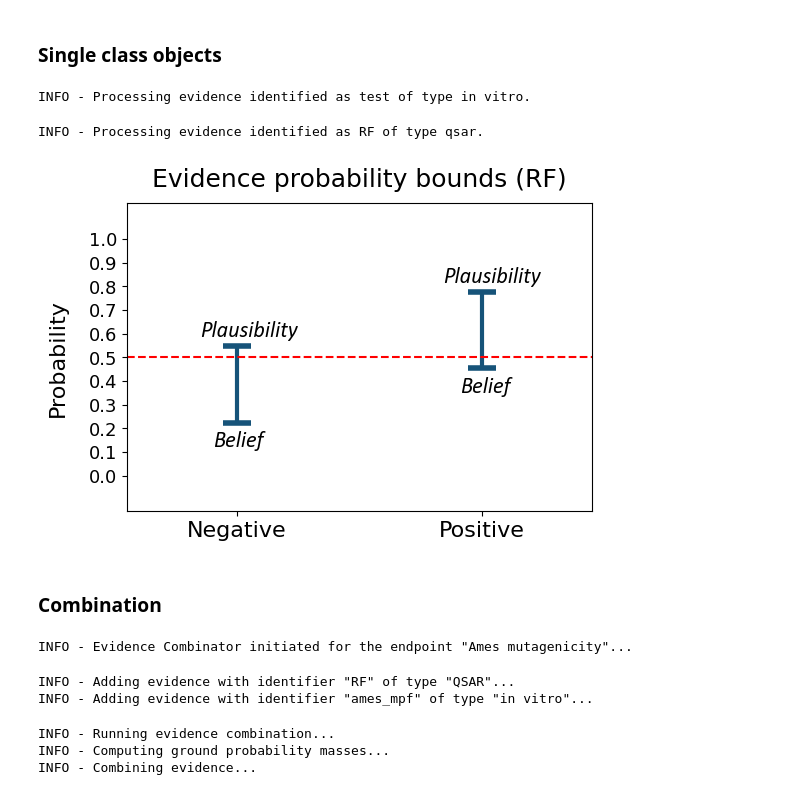
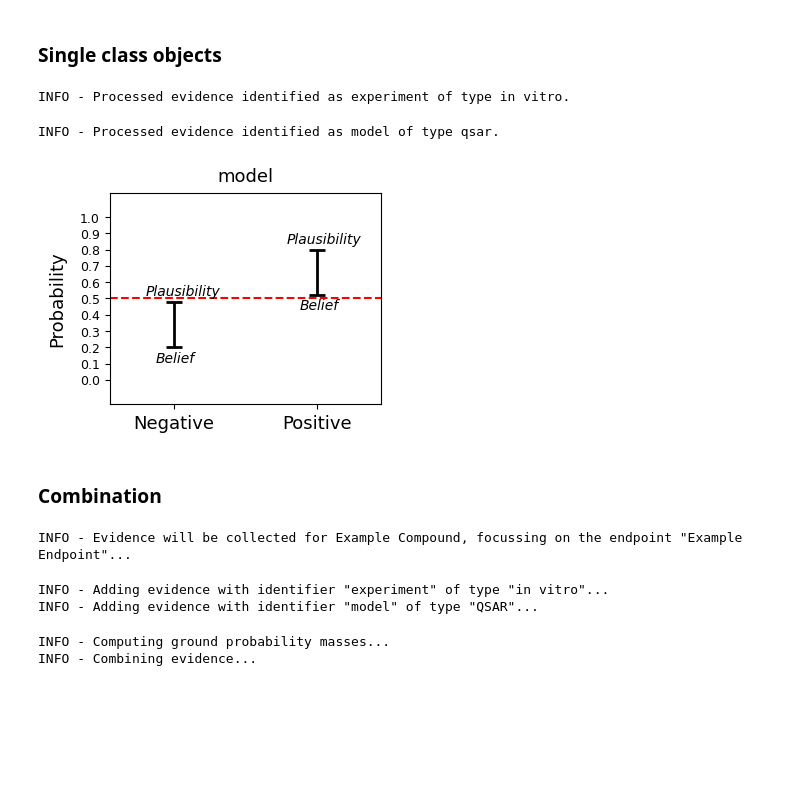
Before and after one commit to phi-grib/TOXTRUST, a Jupyter notebook: example.ipynb, the cells around one changed output. Saved outputs shown, nothing was run; the diff lists cells and outputs as text; code cells hidden in the pictures; blank space fills up the shorter version.

```diff
--- a/example.ipynb
+++ b/example.ipynb
@@ -4,32 +4,31 @@ from combine.evidence_combinator import Single_Evidence, Evidence_Combinator
 # %% [markdown]
 ### Single class objects
 # %%
-Ames_mpf = Single_Evidence(identifier = 'test', source = 'in vitro', result = 1, reliability = 0.85, relevance='plausible')
+endpoint_invitro = SingleEvidence(identifier = 'experiment', source = 'in vitro', result = 1, reliability = 0.85, relevance='plausible')
 # %% [output]
-INFO - Processing evidence identified as test of type in vitro.
+INFO - Processed evidence identified as experiment of type in vitro.
 # %%
-Ames_qsar = Single_Evidence(identifier = 'RF', source = 'QSAR', result = [0.3033339, 0.6966661 ], reliability = [0.65,0.74], relevance='certain')
+endpoint_insilico = SingleEvidence(identifier = 'model', source = 'QSAR', result = [0.3033339, 0.6966661 ], reliability = [0.65,0.74], relevance='certain')
 # %% [output]
-INFO - Processing evidence identified as RF of type qsar.
+INFO - Processed evidence identified as model of type qsar.
-# %%
-Ames_qsar.visualise_single_evidence()
-# %% [output]
-[figure, removed]
+# %%
+endpoint_insilico.VisualiseSingleEvidence()
+# %% [output]
+[figure, added]
 # %% [markdown]
 ### Combination
-# %%
-Lacidipine = Evidece_Combinator('Ames mutagenicity')
-# %% [output]
-INFO - Evidence Combinator initiated for the endpoint "Ames mutagenicity"...
-# %%
-Lacidipine.add_evidence(Ames_qsar)
-Lacidipine.add_evidence(Ames_mpf)
-# %% [output]
-INFO - Adding evidence with identifier "RF" of type "QSAR"...
-INFO - Adding evidence with identifier "ames_mpf" of type "in vitro"...
+# %%
+example_compound = EvidenceCombinator('Example Endpoint', 'Example Compound')
+# %% [output]
+INFO - Evidence will be collected for Example Compound, focussing on the endpoint "Example Endpoint"...
+# %%
+example_compound.AddEvidence(endpoint_invitro)
+example_compound.AddEvidence(endpoint_insilico)
+# %% [output]
+INFO - Adding evidence with identifier "experiment" of type "in vitro"...
+INFO - Adding evidence with identifier "model" of type "QSAR"...
 # %%
-Lacidipine.combination(rule_selection='Dempster', WoE=False)
+example_compound.Combination(rule_selection='Dempster', WoE=False)
 # %% [output]
-INFO - Running evidence combination...
 INFO - Computing ground probability masses...
 INFO - Combining evidence...
```
Also changed, not shown: parts of 6 cells of this notebook.
